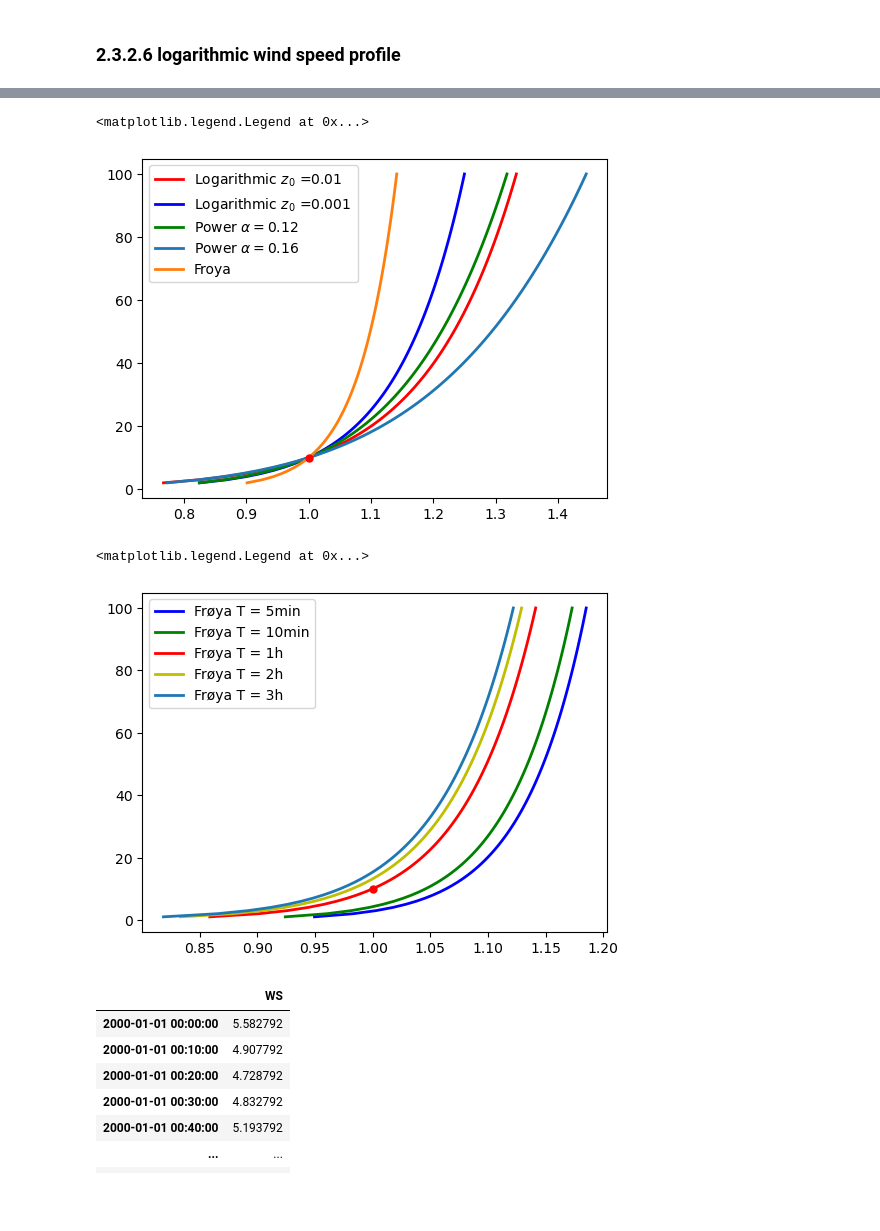
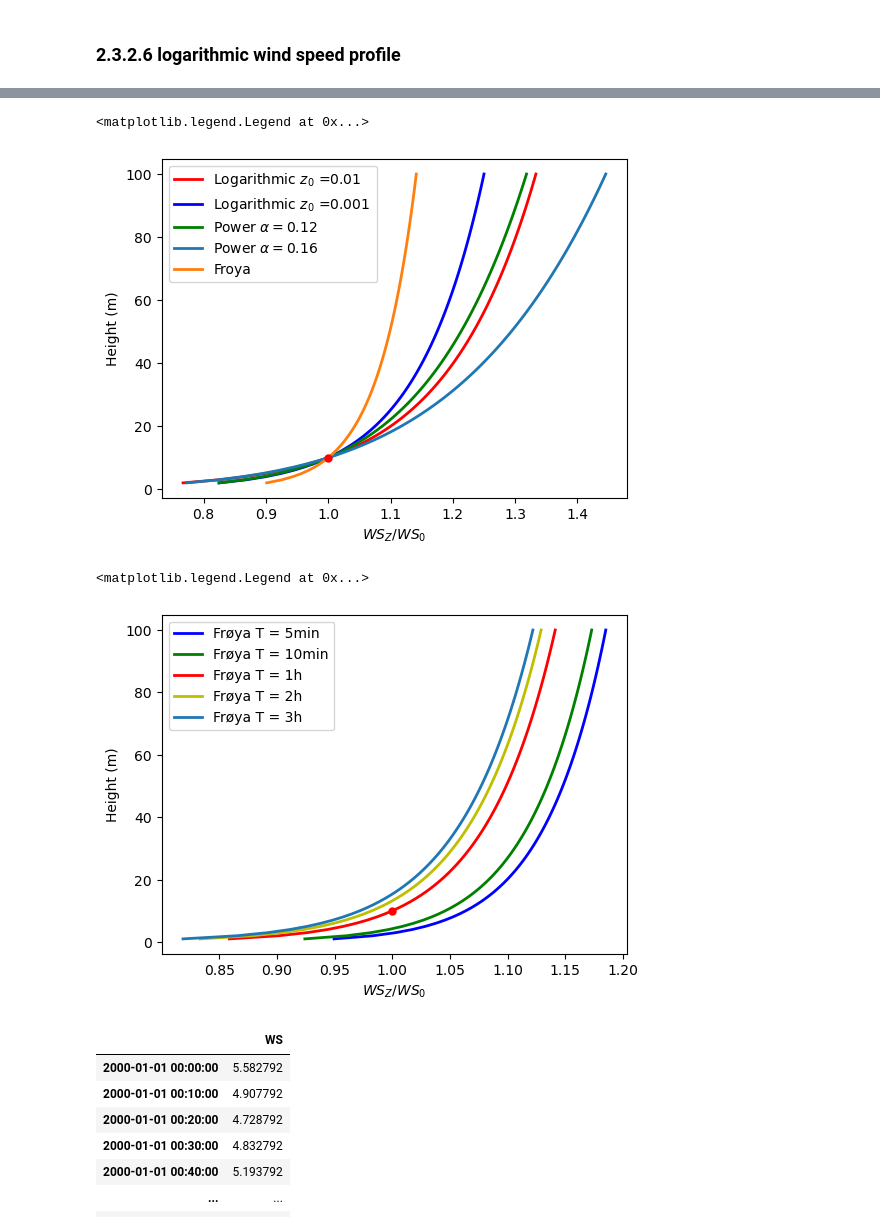
Before and after one commit to famiuer/EnvironmentalStudy, a Jupyter notebook: Examples/2 Wind.ipynb, the cells around one changed output, grey strips where cells are left out. Saved outputs shown, nothing was run; the diff lists cells and outputs as text; code cells hidden in the pictures; blank space fills up the shorter version.

```diff
--- a/Examples/2 Wind.ipynb
+++ b/Examples/2 Wind.ipynb
@@ -139,38 +140,41 @@ ax.plot(UzPower2, Height, "-", lw=2,label = r'Power $\alpha = 0.16$')
 ax.plot(Froya_U, Height, "-", lw=2,label = f'Froya')
 
 ax.plot(1, H,'.r',markersize=10)
-
+ax.set_xlabel("$WS_{Z} / WS_{0}$")
+ax.set_ylabel("Height (m)")
 ax.legend()
 # %% [output]
 <matplotlib.legend.Legend at 0x...>
-[figure, old version]
+[figure, new version]
 # %%
 #Frøya wind profile model d
 
 Height = np.linspace(1,100, 100)
 U_0 = 1
 T_0 = 1
 H_0 = 10
 U_T5 = froya_profile(U_0, T_0, H_0, 1/12, Height)
 U_T10 = froya_profile(U_0, T_0, H_0, 1/6, Height)
 U_T60 = froya_profile(U_0, T_0, H_0, 1, Height)
 U_T120 = froya_profile(U_0, T_0, H_0, 2, Height)
 U_T180 = froya_profile(U_0, T_0, H_0, 3, Height)
 
 fig = plt.figure(figsize=(6, 4.5), dpi=100)
 
 ax = fig.add_subplot(1,1,1)
 
 ax.plot(U_T5, Height, "b-", lw=2,label = f'Frøya T = 5min')
 ax.plot(U_T10, Height, "g-", lw=2,label = f'Frøya T = 10min')
 ax.plot(U_T60, Height, "r-", lw=2,label = f'Frøya T = 1h')
 ax.plot(U_T120, Height, "y-", lw=2,label = f'Frøya T = 2h')
 ax.plot(U_T180, Height, "-", lw=2,label = f'Frøya T = 3h')
 ax.plot(U_0, H_0,'.r',markersize=10)
+ax.set_xlabel("$WS_{Z} / WS_{0}$")
+ax.set_ylabel("Height (m)")
 ax.legend()
 # %% [output]
 <matplotlib.legend.Legend at 0x...>
-[figure, old version]
+[figure, new version]
 # %%
 #### 2.3.4
 
```
Also changed, not shown: parts of 1 cell of this notebook, 1 other file.
